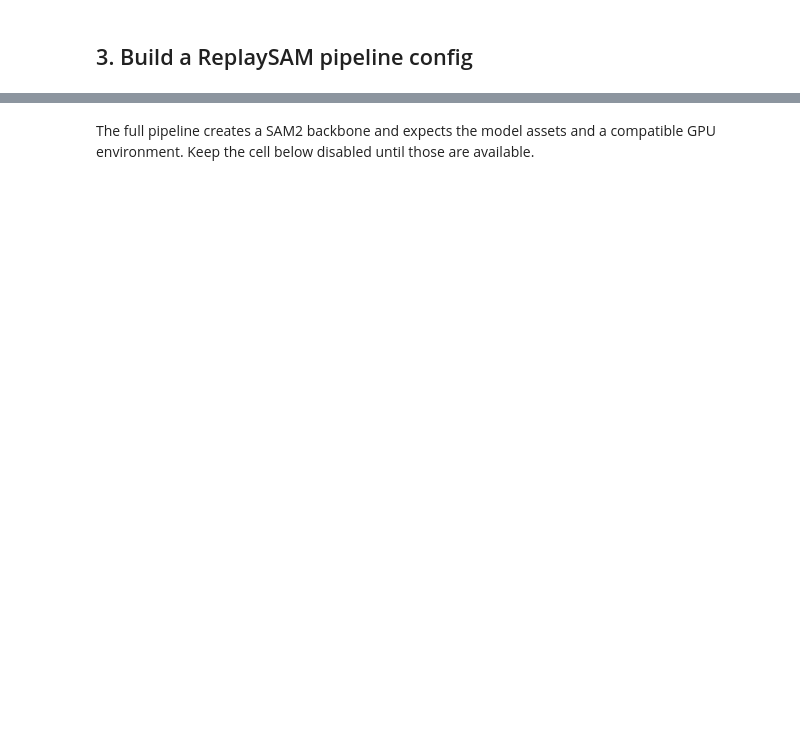
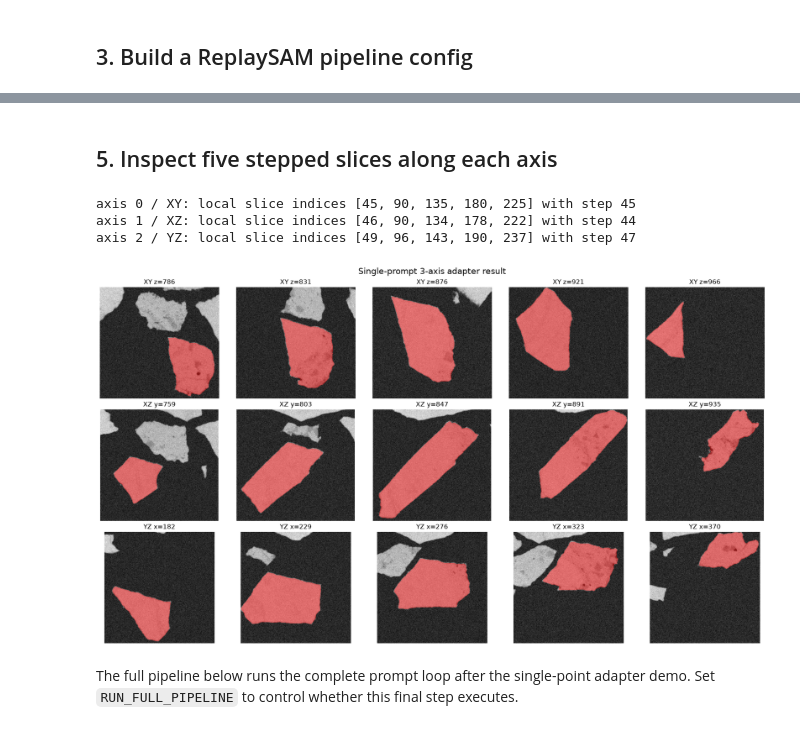
Before and after one commit to bogongwang/ReplaySAM, a Jupyter notebook: notebooks/example.ipynb, the cells around one changed output, grey strips where cells are left out. Saved outputs shown, nothing was run; the diff lists cells and outputs as text; code cells hidden in the pictures; blank space fills up the shorter version.

```diff
--- a/notebooks/example.ipynb
+++ b/notebooks/example.ipynb
@@ -95,7 +123,7 @@ fig, ax = plt.subplots(figsize=(7, 7), constrained_layout=True)
 ax.imshow(loaded_volume[z_slice], cmap="gray")
 
 if len(prompt_coords):
-    near_slice = np.abs(prompt_coords[:, 0] - z_slice) <= 4
+    near_slice = np.abs(prompt_coords[:, 0] - z_slice) <= 2
     if np.any(near_slice):
         ax.scatter(
             prompt_coords[near_slice, 2],
@@ -133,3 +246,73 @@ display(pipeline_config.as_dict())
+# %% [markdown]
+## 5. Inspect five stepped slices along each axis
+# %%
+def five_stepped_indices(length: int, n_slices: int = 5) -> tuple[np.ndarray, int]:
+    if length <= 0:
+        return np.array([], dtype=int), 0
+    if length <= n_slices:
+        return np.arange(length, dtype=int), 1
+    step = max(1, length // (n_slices + 1))
+    start = max(0, (length - step * (n_slices - 1)) // 2)
+    indices = start + step * np.arange(n_slices, dtype=int)
+    return np.clip(indices, 0, length - 1), step
+
+
+def axis_slice_pair(volume: np.ndarray, mask: np.ndarray, offset: tuple[int, int, int], axis: int, local_idx: int):
+    z0, y0, x0 = offset
+    dz, dy, dx = mask.shape
+    if axis == 0:
+        global_idx = z0 + local_idx
+        image = volume[global_idx, y0:y0 + dy, x0:x0 + dx]
+        mask_slice = mask[local_idx, :, :]
+        label = f"XY z={global_idx}"
+    elif axis == 1:
+        global_idx = y0 + local_idx
+        image = volume[z0:z0 + dz, global_idx, x0:x0 + dx]
+        mask_slice = mask[:, local_idx, :]
+        label = f"XZ y={global_idx}"
+    elif axis == 2:
+        global_idx = x0 + local_idx
+        image = volume[z0:z0 + dz, y0:y0 + dy, global_idx]
+        mask_slice = mask[:, :, local_idx]
+        label = f"YZ x={global_idx}"
+    else:
+        raise ValueError(f"axis must be 0, 1, or 2; got {axis}")
+    return image, mask_slice, label
+
+
+mask = np.asarray(single_prompt_result.volume, dtype=bool)
+if mask.size == 0 or not np.any(mask):
+    raise RuntimeError("The single-prompt adapter result is empty; there are no slices to display.")
+
+axis_names = {0: "axis 0 / XY", 1: "axis 1 / XZ", 2: "axis 2 / YZ"}
+fig, axes = plt.subplots(3, 5, figsize=(18, 10), constrained_layout=True)
+
+for axis in (0, 1, 2):
+    local_indices, step = five_stepped_indices(mask.shape[axis], n_slices=5)
+    print(f"{axis_names[axis]}: local slice indices {local_indices.tolist()} with step {step}")
+    for col in range(5):
+        ax = axes[axis, col]
+        if col >= len(local_indices):
+            ax.axis("off")
+            continue
+        image, mask_slice, label = axis_slice_pair(
+            loaded_volume,
+            mask,
+            single_prompt_result.offset,
+            axis,
+            int(local_indices[col]),
+        )
+        ax.imshow(image, cmap="gray")
+        ax.imshow(np.ma.masked_where(~mask_slice, mask_slice), cmap="autumn", alpha=0.45)
+        ax.set_title(label)
+        ax.axis("off")
+
+fig.suptitle("Single-prompt 3-axis adapter result", fontsize=16);
+# %% [output]
+axis 0 / XY: local slice indices [45, 90, 135, 180, 225] with step 45
+axis 1 / XZ: local slice indices [46, 90, 134, 178, 222] with step 44
+axis 2 / YZ: local slice indices [49, 96, 143, 190, 237] with step 47
+[figure, added]
 # %% [markdown]
-The full pipeline creates a SAM2 backbone and expects the model assets and a compatible GPU environment. Keep the cell below disabled until those are available.
+The full pipeline below runs the complete prompt loop after the single-point adapter demo. Set `RUN_FULL_PIPELINE` to control whether this final step executes.
 # %%
```
Also changed, not shown: parts of 10 cells of this notebook, 2 other files.
